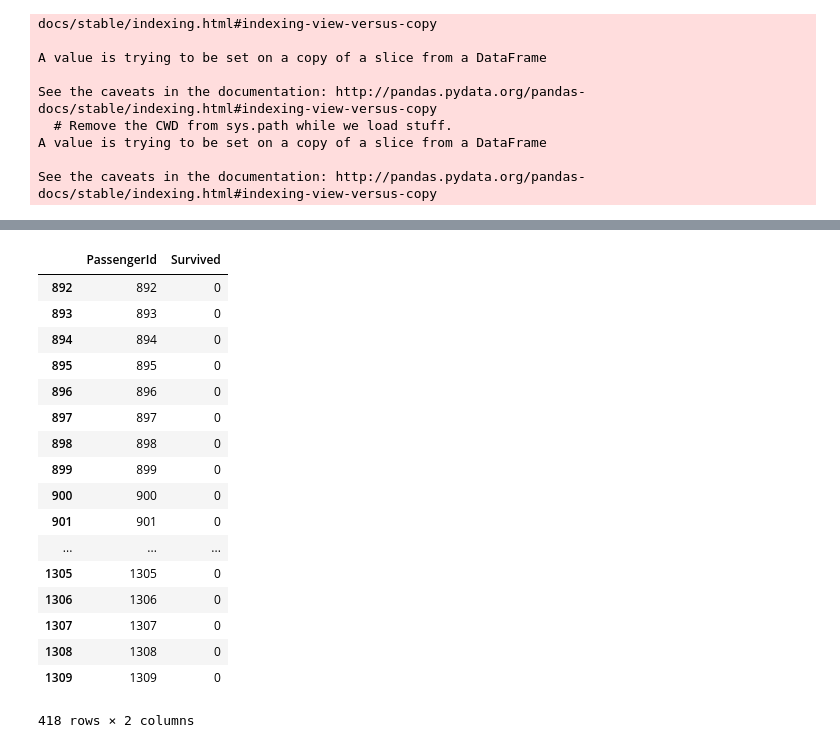
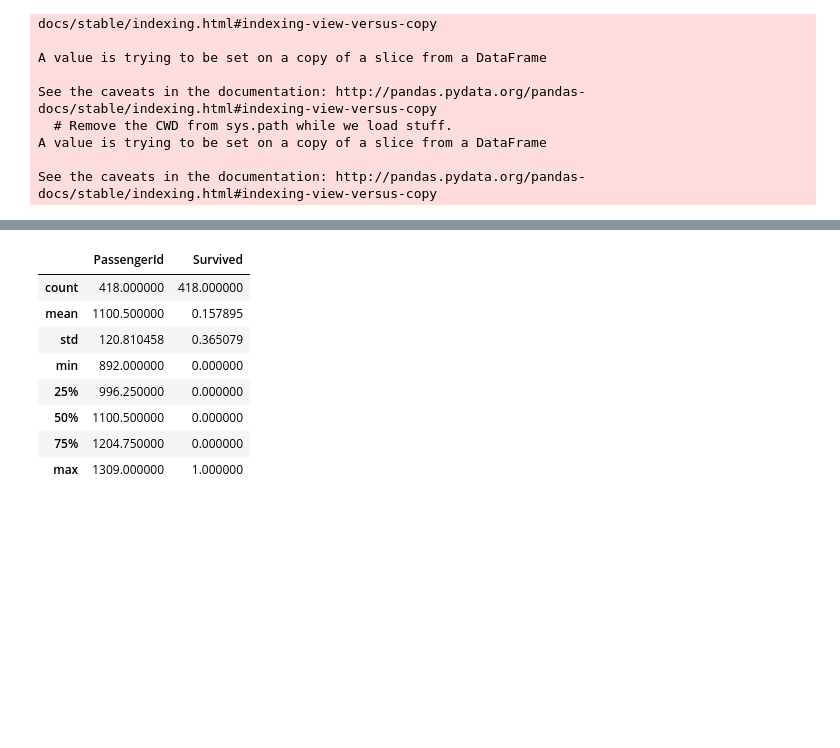
Before and after one commit to ayush9398/Titanic_survival, a Jupyter notebook: Titanic_survival.ipynb, the cells around one changed output, grey strips where cells are left out. Cells and saved outputs as stored; diff of their text form; code cells hidden in the pictures; blank space fills up the shorter version.

```diff
--- a/Titanic_survival.ipynb
+++ b/Titanic_survival.ipynb
@@ -76,10 +76,10 @@ See the caveats in the documentation: http://pandas.pydata.org/pandas-docs/stabl
   """
 # %%
 labels=traindf["Survived"]
-n=traindf['Name'].unique()
-d={}
-for i in range(len(n)):
-    d[n[i]]=i
-for i in range(len(traindf)):
-    traindf['Name'][i]=d[traindf['Name'][i]]
-traindf=traindf.drop(['Ticket','Cabin',],axis=1)
+#n=traindf['Name'].unique()
+#d={}
+#for i in range(len(n)):
+#    d[n[i]]=i
+#for i in range(len(traindf)):
+#    traindf['Name'][i]=d[traindf['Name'][i]]
+#traindf=traindf.drop(['Ticket','Cabin',],axis=1)
@@ -125,7 +120,7 @@ for i in traindf.columns[1:]:
     traindf[i]=(traindf[i]-m)/sd
 traindf=traindf.fillna(0)
 # %%
-traindf=traindf.drop(['PassengerId','Survived','Parch','SibSp','Embarked'],axis=1)
+traindf=traindf.drop(['PassengerId','Survived','Embarked','Cabin','Ticket','Name'],axis=1)
 # %%
 traindf["fam_cost"]=traindf['fam_size']*traindf['Fare']
 # %%
@@ -156,0 +131,3 @@ traindf
+# %%
+traindf=traindf.fillna(0)
+traindf
@@ -167,17 +163,17 @@ def h(theta,x,b):
     return sigmoid(y)
 
 def J(theta,x,b,y,regu=0.1):
-    return (-np.sum(xlogy(y,h(theta,x,b))+xlogy(1-y,1-h(theta,x,b)))/m)+regu*np.sum((theta**2)/m)
+    return (-np.sum(xlogy(y,h(theta,x,b))+xlogy(1-y,1-h(theta,x,b)))/m)
 
-def grad_desc(lr,theta,x,y,b,regu=0.1):
-    theta=theta-lr*(np.sum(np.dot(x.T,(h(theta,x,b)-y))/m)+((regu*theta)/m))
-    b=b-lr*np.sum(h(theta,x,b)-y)/m
+def grad_desc(lr,theta,x,y,b):
+    theta=theta-lr*(np.sum(np.dot(x.T,(h(theta,x,b)-y))/m))
+    b=b-((lr*np.sum(h(theta,x,b)-y))/m)
     return theta,b
 
 def train(x,y,theta,b,iterations=20000,lr=0.001):
     for i in range(iterations):
         theta,b=grad_desc(lr,theta,x,y,b)
-        if i%5000==0:
+        if i%50==0:
             print("Cost: ",J(theta,x,b,y))
     return (theta,b)
 def predict(model,x):
@@ -185,7 +181,7 @@ def predict(model,x):
     b=model[1]
     x=pd.read_csv(x)
     p=x["PassengerId"]
-    for name in range(len(x['Name'])):
+    '''for name in range(len(x['Name'])):
         for i in range(len(x['Name'][name])):
             if x['Name'][name][i]==',':
                 x['Name'][name]=x['Name'][name][:i]
@@ -222,14 +218,18 @@ def predict(model,x):
                 x['designation'][z]=3
         else:
             x['designation'][z]=0
-    x["fam_cost"]=x['fam_size']*x['Fare']
-    x=x.drop(['Ticket','Cabin','Parch','SibSp','Name'],axis=1)
+    x["fam_cost"]=x['fam_size']*x['Fare']'''
+    for i in range(len(x)):
+        if x["Sex"][i]=="female":
+            x["Sex"][i]=1
+        else:
+            x["Sex"][i]=0
+    x=x.drop(['Ticket','Cabin','Name','Embarked','PassengerId'],axis=1)
     x=x.fillna(0)
     for i in x.columns[1:]:
         sd=np.max(x[i])-np.min(x[i])
         m=np.mean(x[i])
         x[i]=(x[i]-m)/sd
-    x=x.drop(['PassengerId'],axis=1)
     x=x.values
     y1=h(theta,x,b)
     n=0
@@ -243,5 +243,5 @@ def predict(model,x):
         csv_data.append(np.array([int(p[i]),int(y1[i])]))
     return csv_data
 
-model=train(x,labels,theta,b,100000,0.001)
+model=train(x,labels,theta,b,8000,0.001)
 # %% [output]
@@ -288,23 +277,14 @@ df=pd.DataFrame(data=csv_data,index=csv_data[0:,0],columns=["PassengerId","Survi
 # %%
 df.to_csv("./submissions1.csv",sep=",",index=False)
 # %%
-df
+df.describe()
 # %% [output]
 |  | PassengerId | Survived |
-| 892 | 892 | 0 |
-| 893 | 893 | 0 |
-| 894 | 894 | 0 |
-| 895 | 895 | 0 |
-| 896 | 896 | 0 |
-| 897 | 897 | 0 |
-| 898 | 898 | 0 |
-| 899 | 899 | 0 |
-| 900 | 900 | 0 |
-| 901 | 901 | 0 |
-| ... | ... | ... |
-| 1305 | 1305 | 0 |
-| 1306 | 1306 | 0 |
-| 1307 | 1307 | 0 |
-| 1308 | 1308 | 0 |
-| 1309 | 1309 | 0 |
+| count | 418.000000 | 418.000000 |
+| mean | 1100.500000 | 0.157895 |
+| std | 120.810458 | 0.365079 |
+| min | 892.000000 | 0.000000 |
+| 25% | 996.250000 | 0.000000 |
+| 50% | 1100.500000 | 0.000000 |
+| 75% | 1204.750000 | 0.000000 |
+| max | 1309.000000 | 1.000000 |
-418 rows × 2 columns
```
Also changed, not shown: parts of 7 cells of this notebook, 3 other files.
